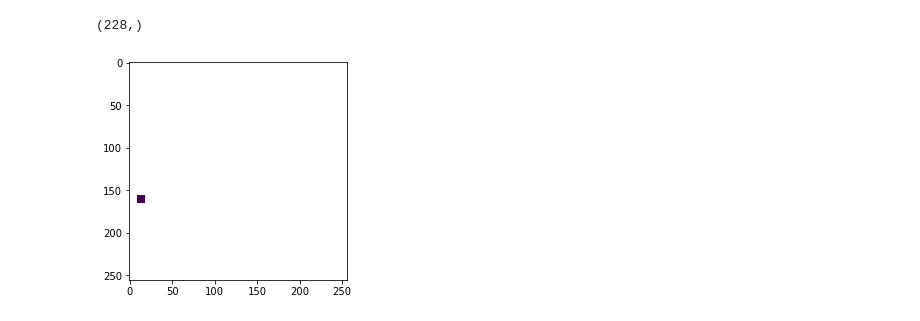
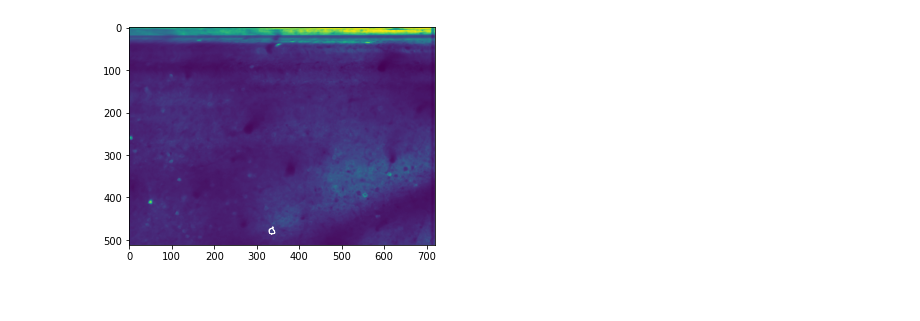
Before and after one commit to datajoint/element-calcium-imaging, a Jupyter notebook: notebooks/05-explore.ipynb, the cells around one changed output. Drawn from its saved outputs; the diff is of its cells as text; code cells hidden in the pictures.

```diff
--- a/notebooks/05-explore.ipynb
+++ b/notebooks/05-explore.ipynb
@@ -47,0 +129,2 @@ imaging.ProcessingTask()
+# %%
+curation_key = (imaging.Curation & session_key & 'curation_id=1').fetch1('KEY')
@@ -47,0 +181,2 @@ imaging.ProcessingTask()
+# %%
+average_image = (imaging.MotionCorrection.Summary & curation_key & 'field_idx=0').fetch1('average_image')
@@ -48,2 +193,2 @@ imaging.ProcessingTask()
 # %%
-mask_xpix, mask_ypix = (imaging.Segmentation.Mask & 'subject="moser_2d"' & 'paramset_idx=1').fetch('mask_xpix', 'mask_ypix')
+mask_xpix, mask_ypix = (imaging.Segmentation.Mask & curation_key & 'mask_center_z=0' & 'mask=0').fetch1('mask_xpix','mask_ypix')
@@ -57,12 +195,8 @@ pyplot.plot(mask_xpix, mask_ypix, '.')
-# %%
-import numpy as np
-np.shape(mask_xpix[0])
-# %% [output]
-(228,)
-# %%
-for i in range(1):
-    im = np.full((256, 256), np.nan)
-    im[mask_ypix[i], mask_xpix[i]] = 1
-    plt.imshow(im)
-# %% [output]
-[figure, removed]
+# %%
+mask_image = np.zeros(np.shape(average_image), dtype=bool)
+mask_image[mask_ypix, mask_xpix] = True
+# %%
+plt.imshow(average_image);
+plt.contour(mask_image, colors='white', linewidths=0.5);
+# %% [output]
+[figure, added]
```
Also changed, not shown: parts of 47 cells of this notebook.
